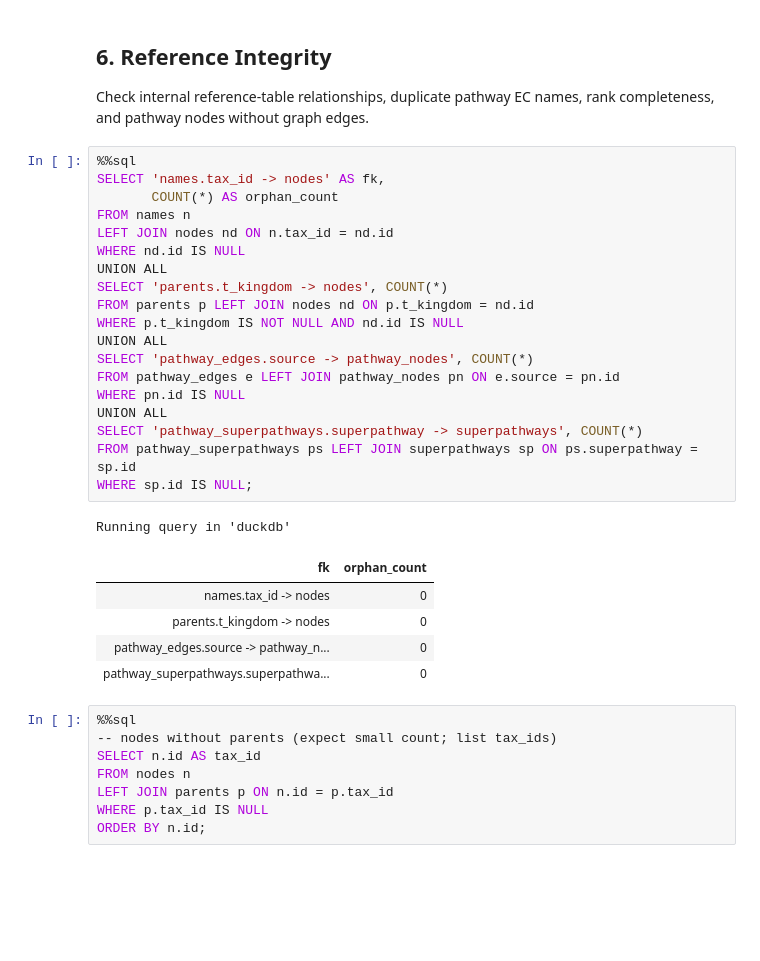
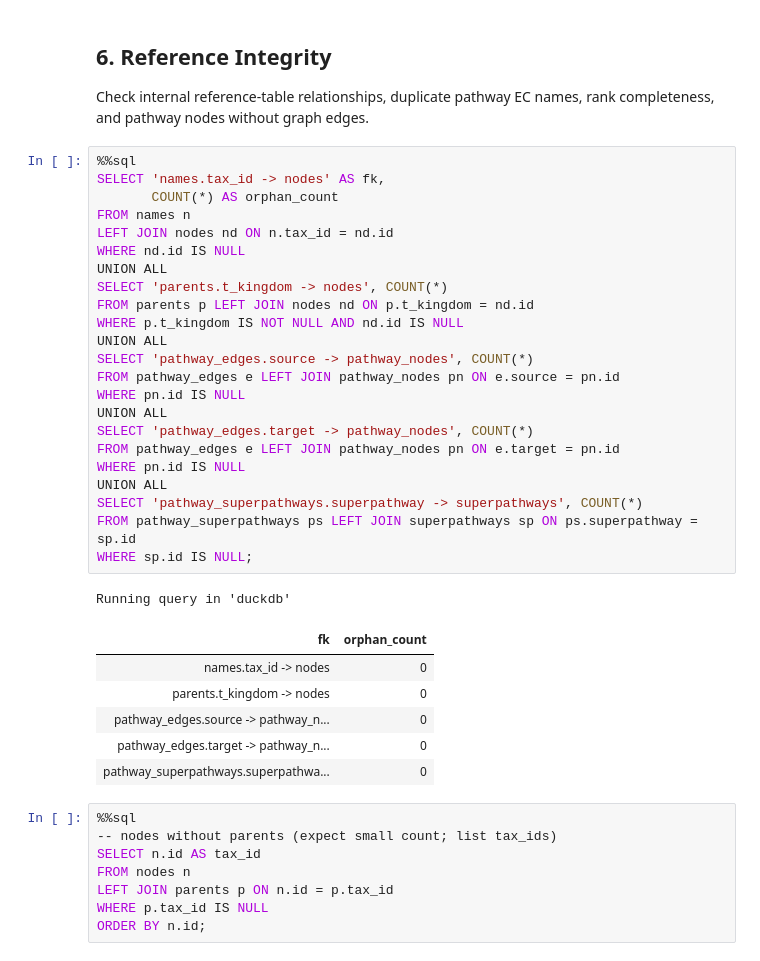
Before and after one commit to ParkinsonLab/metapro-data-vis, a Jupyter notebook: analytics/exploration/notebooks/exploratory_analysis.ipynb, the cells around one changed output. Drawn from its saved outputs; the diff is of its cells as text; blank space fills up the shorter version.

```diff
--- a/analytics/exploration/notebooks/exploratory_analysis.ipynb
+++ b/analytics/exploration/notebooks/exploratory_analysis.ipynb
@@ -298,28 +298,33 @@ Check internal reference-table relationships, duplicate pathway EC names, rank c
 # %%
 %%sql
 SELECT 'names.tax_id -> nodes' AS fk,
        COUNT(*) AS orphan_count
 FROM names n
 LEFT JOIN nodes nd ON n.tax_id = nd.id
 WHERE nd.id IS NULL
 UNION ALL
 SELECT 'parents.t_kingdom -> nodes', COUNT(*)
 FROM parents p LEFT JOIN nodes nd ON p.t_kingdom = nd.id
 WHERE p.t_kingdom IS NOT NULL AND nd.id IS NULL
 UNION ALL
 SELECT 'pathway_edges.source -> pathway_nodes', COUNT(*)
 FROM pathway_edges e LEFT JOIN pathway_nodes pn ON e.source = pn.id
 WHERE pn.id IS NULL
 UNION ALL
+SELECT 'pathway_edges.target -> pathway_nodes', COUNT(*)
+FROM pathway_edges e LEFT JOIN pathway_nodes pn ON e.target = pn.id
+WHERE pn.id IS NULL
+UNION ALL
 SELECT 'pathway_superpathways.superpathway -> superpathways', COUNT(*)
 FROM pathway_superpathways ps LEFT JOIN superpathways sp ON ps.superpathway = sp.id
 WHERE sp.id IS NULL;
 # %% [output]
 Running query in 'duckdb'
 | fk | orphan_count |
 | names.tax_id -> nodes | 0 |
 | parents.t_kingdom -> nodes | 0 |
 | pathway_edges.source -> pathway_n... | 0 |
+| pathway_edges.target -> pathway_n... | 0 |
 | pathway_superpathways.superpathwa... | 0 |
 # %%
 %%sql
```
Also changed, not shown: parts of 2 cells of this notebook, 1 other file.
